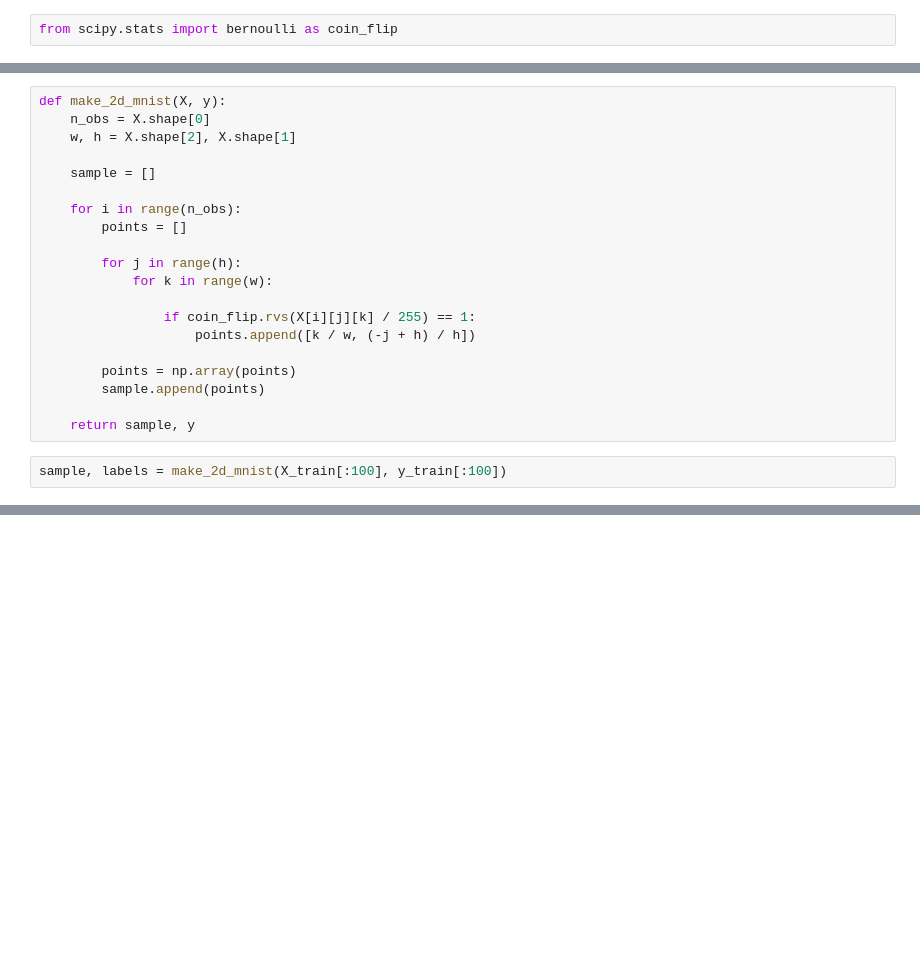
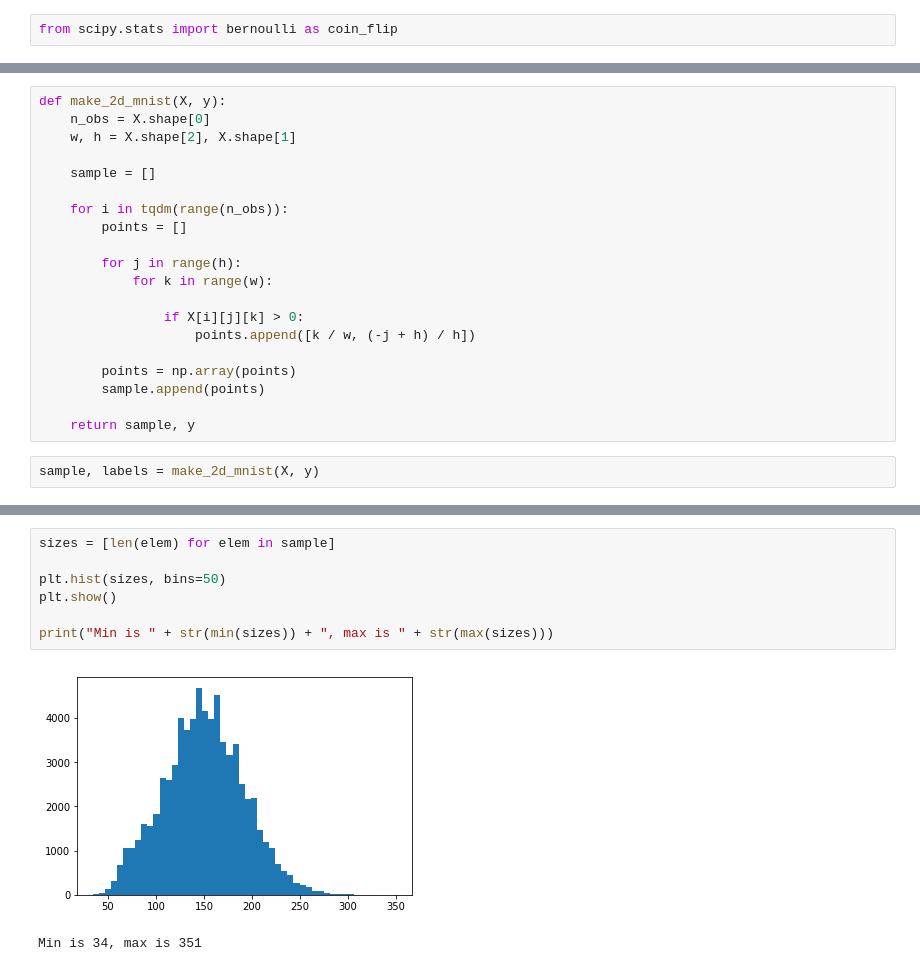
Before and after one commit to mountain-viewer/mipt-research, a Jupyter notebook: 2d-mnist-generation.ipynb, the cells around one changed output, grey strips where cells are left out. Saved outputs shown, nothing was run; the diff lists cells and outputs as text; blank space fills up the shorter version.

```diff
--- a/2d-mnist-generation.ipynb
+++ b/2d-mnist-generation.ipynb
@@ -43,13 +56,13 @@ def make_2d_mnist(X, y):
 
     sample = []
 
-    for i in range(n_obs):
+    for i in tqdm(range(n_obs)):
         points = []
 
         for j in range(h):
             for k in range(w):
 
-                if coin_flip.rvs(X[i][j][k] / 255) == 1:
+                if X[i][j][k] > 0:
                     points.append([k / w, (-j + h) / h])
 
         points = np.array(points)
@@ -57,7 +70,7 @@ def make_2d_mnist(X, y):
 
     return sample, y
 # %%
-sample, labels = make_2d_mnist(X_train[:100], y_train[:100])
+sample, labels = make_2d_mnist(X, y)
 # %%
 ix = np.random.choice(100, size=10, replace=False)
 
@@ -84 +97,11 @@ for i in ix:
 ... (8 outputs left out)
+# %%
+sizes = [len(elem) for elem in sample]
+
+plt.hist(sizes, bins=50)
+plt.show()
+
+print("Min is " + str(min(sizes)) + ", max is " + str(max(sizes)))
+# %% [output]
+[figure, added]
+Min is 34, max is 351
```
Also changed, not shown: parts of 18 cells of this notebook.
